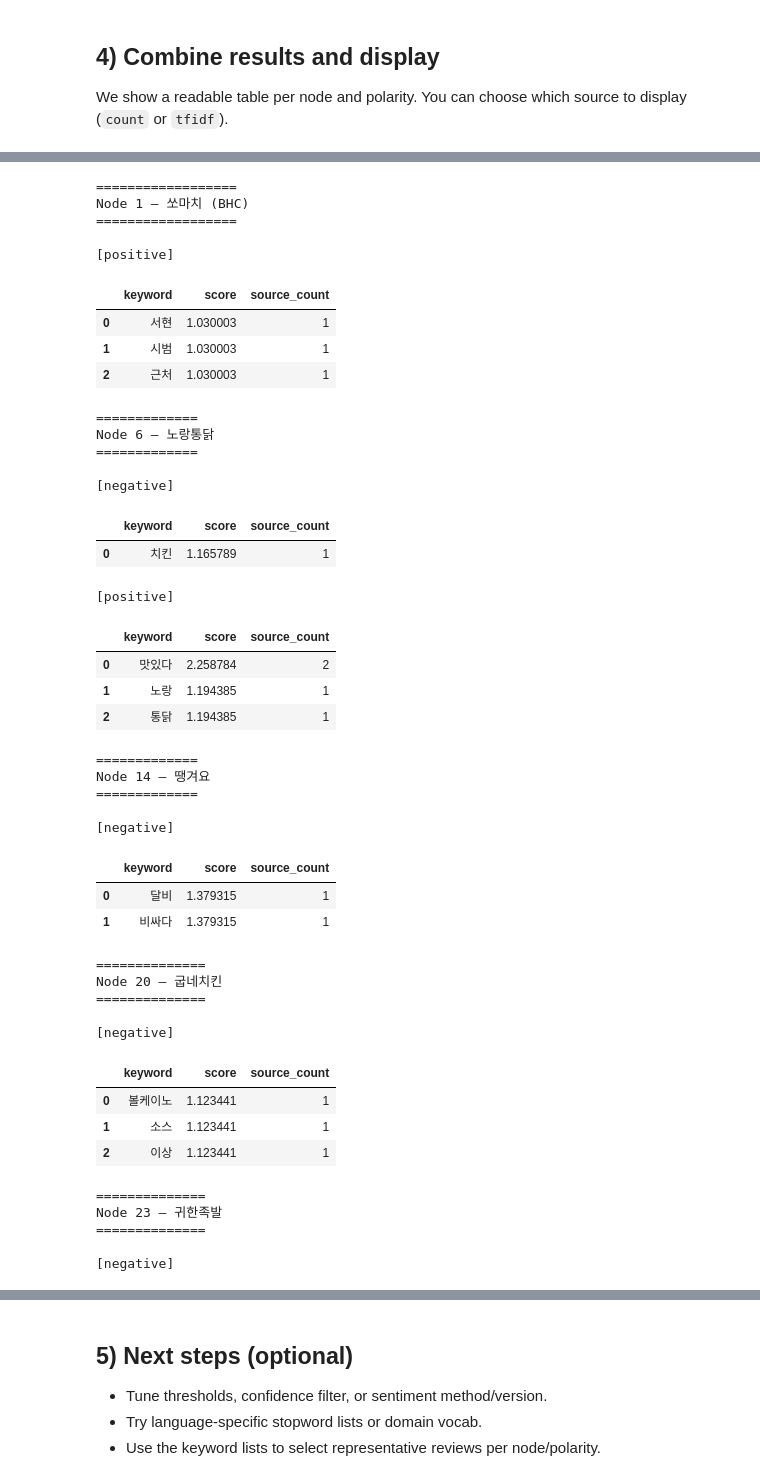
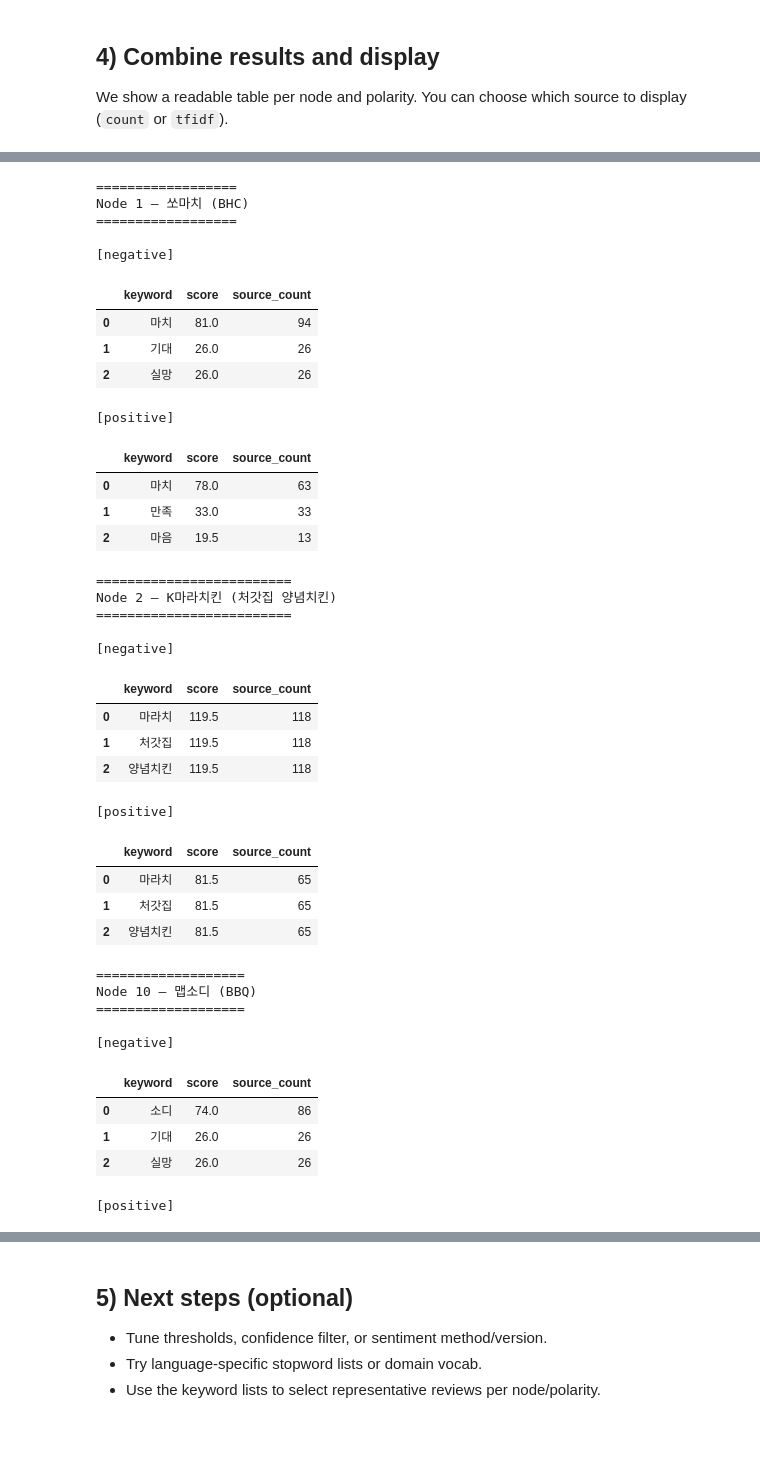
Before and after one commit to lbk209/entity-driven, a Jupyter notebook: analysis/node_keyword_extraction.ipynb, the cells around one changed output, grey strips where cells are left out. Saved outputs shown, nothing was run; the diff lists cells and outputs as text; code cells hidden in the pictures; blank space fills up the shorter version.

```diff
--- a/analysis/node_keyword_extraction.ipynb
+++ b/analysis/node_keyword_extraction.ipynb
@@ -28,7 +28,9 @@ from collections import Counter
 import pandas as pd
 # %%
 # ---- Config ----
-DB_PATH = Path("../data/app.sqlite")
+#DB_PATH = Path("../data/app.sqlite")
+DB_PATH = Path("../data/app_simulated.sqlite")
+
 MECAB_PATH = "/usr/lib/x86_64-linux-gnu/mecab/dic/mecab-ko-dic"
 
 # Sentiment filtering
@@ -369,7 +371,7 @@ processed.head()
 
 def keyword_counts(df, top_n=TOP_N):
     results = []
-    for (node_id, node_name, polarity), group in df.groupby(["node_id", "node_name", "polarity"], dropna=False):
+    for (entity_id, node_name, polarity), group in df.groupby(["entity_id", "node_name", "polarity"], dropna=False):
         counter = Counter()
         source_counter = Counter()
         for toks, w in zip(group["tokens"], group["weight"]):
@@ -381,7 +383,7 @@ def keyword_counts(df, top_n=TOP_N):
             counter.update({t: w for t in toks})
         for token, score in counter.most_common(top_n):
             results.append({
-                "node_id": node_id,
+                "entity_id": entity_id,
                 "node_name": node_name,
                 "polarity": polarity,
                 "keyword": token,
@@ -457,8 +459,8 @@ if USE_TFIDF:
             node_keys = []
             node_token_sources = []
 
-            for (node_id, node_name), ngroup in pgroup.groupby(["node_id", "node_name"], dropna=False):
-                node_keys.append((node_id, node_name))
+            for (entity_id, node_name), ngroup in pgroup.groupby(["entity_id", "node_name"], dropna=False):
+                node_keys.append((entity_id, node_name))
                 docs.append(" ".join(ngroup["tokens_joined"].tolist()))
 
                 # source count per token (reviews containing the token)
@@ -474,7 +476,7 @@ if USE_TFIDF:
             tfidf = vectorizer.fit_transform(docs)
             vocab = vectorizer.get_feature_names_out()
 
-            for i, (node_id, node_name) in enumerate(node_keys):
+            for i, (entity_id, node_name) in enumerate(node_keys):
                 row = tfidf.getrow(i)
                 if row.nnz == 0:
                     continue
@@ -485,7 +487,7 @@ if USE_TFIDF:
                         continue
                     token = vocab[idx]
                     results.append({
-                        "node_id": node_id,
+                        "entity_id": entity_id,
                         "node_name": node_name,
                         "polarity": polarity,
                         "keyword": token,
@@ -674,60 +663,55 @@ array(['서현', '시범', '근처', '치킨', '맛있다', '노랑', '통닭',
 # %%
 def show_node_tables(results_df, source="count", top_n=TOP_N):
     view = results_df[results_df["source"] == source].copy()
-    for (node_id, node_name), group in view.groupby(["node_id", "node_name"], dropna=False):
-        title = f"Node {node_id} — {node_name}" if pd.notna(node_name) else f"Node {node_id}"
+    for (entity_id, node_name), group in view.groupby(["entity_id", "node_name"], dropna=False):
+        title = f"Node {entity_id} — {node_name}" if pd.notna(node_name) else f"Node {entity_id}"
         print("=" * len(title))
         print(title)
         print("=" * len(title))
         for polarity, pgroup in group.groupby("polarity"):
             print(f"\n[{polarity}]")
             display(pgroup.sort_values("score", ascending=False).head(top_n)
                     [["keyword", "score", "source_count"]].reset_index(drop=True))
         print("\n")
 
 show_node_tables(results, source="count", top_n=TOP_N)
 # %% [output]
 ==================
 Node 1 — 쏘마치 (BHC)
 ==================
 
-[positive]
+[negative]
 |  | keyword | score | source_count |
-| 0 | 서현 | 1.030003 | 1 |
-| 1 | 시범 | 1.030003 | 1 |
-| 2 | 근처 | 1.030003 | 1 |
+| 0 | 마치 | 81.0 | 94 |
+| 1 | 기대 | 26.0 | 26 |
+| 2 | 실망 | 26.0 | 26 |
-=============
-Node 6 — 노랑통닭
-=============
-
-[negative]
+[positive]
 |  | keyword | score | source_count |
-| 0 | 치킨 | 1.165789 | 1 |
+| 0 | 마치 | 78.0 | 63 |
+| 1 | 만족 | 33.0 | 33 |
+| 2 | 마음 | 19.5 | 13 |
-[positive]
+=========================
+Node 2 — K마라치킨 (처갓집 양념치킨)
+=========================
+
+[negative]
 |  | keyword | score | source_count |
-| 0 | 맛있다 | 2.258784 | 2 |
-| 1 | 노랑 | 1.194385 | 1 |
-| 2 | 통닭 | 1.194385 | 1 |
+| 0 | 마라치 | 119.5 | 118 |
+| 1 | 처갓집 | 119.5 | 118 |
+| 2 | 양념치킨 | 119.5 | 118 |
-=============
-Node 14 — 땡겨요
-=============
-
-[negative]
+[positive]
 |  | keyword | score | source_count |
-| 0 | 달비 | 1.379315 | 1 |
-| 1 | 비싸다 | 1.379315 | 1 |
+| 0 | 마라치 | 81.5 | 65 |
+| 1 | 처갓집 | 81.5 | 65 |
+| 2 | 양념치킨 | 81.5 | 65 |
-==============
-Node 20 — 굽네치킨
-==============
+===================
+Node 10 — 맵소디 (BBQ)
+===================
 
 [negative]
 |  | keyword | score | source_count |
-| 0 | 볼케이노 | 1.123441 | 1 |
-| 1 | 소스 | 1.123441 | 1 |
-| 2 | 이상 | 1.123441 | 1 |
+| 0 | 소디 | 74.0 | 86 |
+| 1 | 기대 | 26.0 | 26 |
+| 2 | 실망 | 26.0 | 26 |
-==============
-Node 23 — 귀한족발
-==============
-
-[negative]
+[positive]
 |  | keyword | score | source_count |
```
Also changed, not shown: parts of 13 cells of this notebook, 12 other files.
